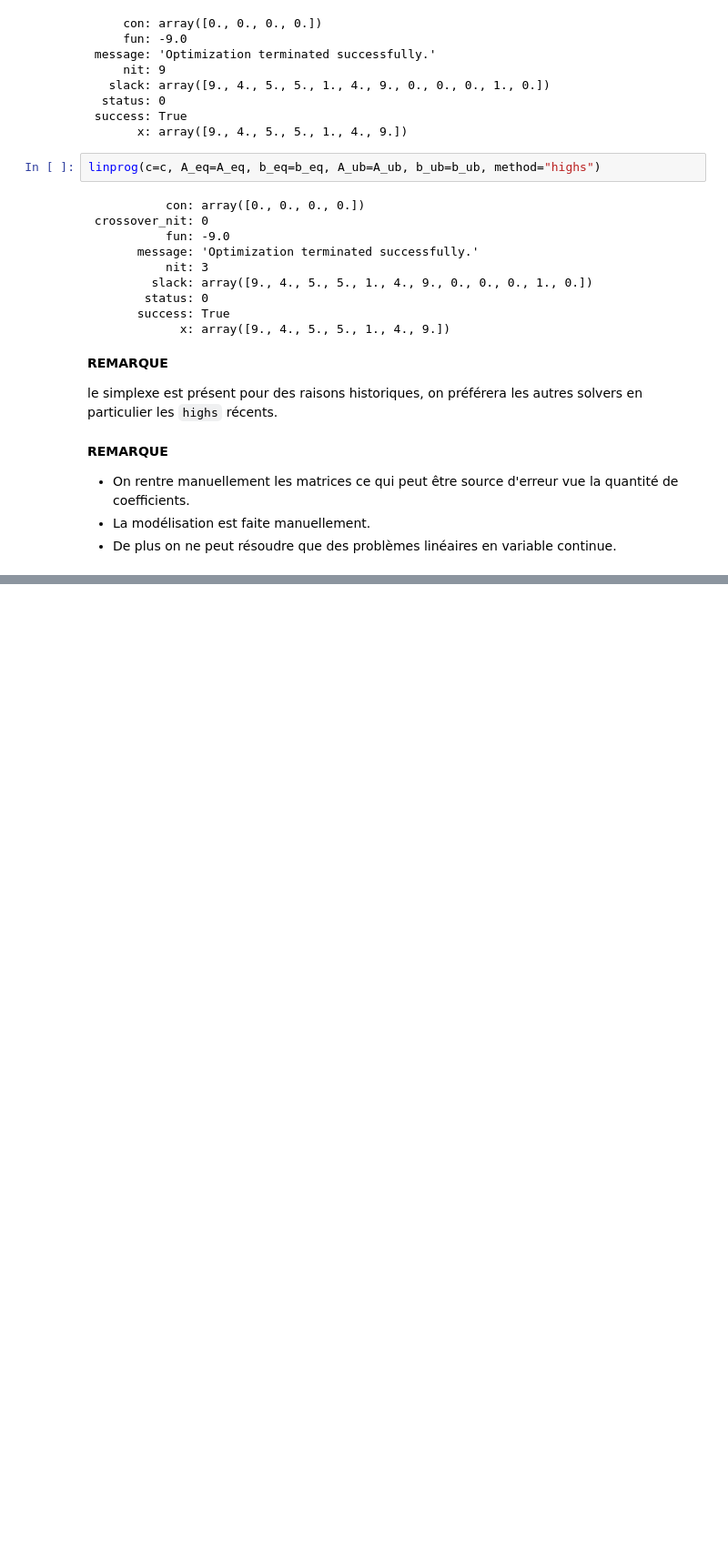
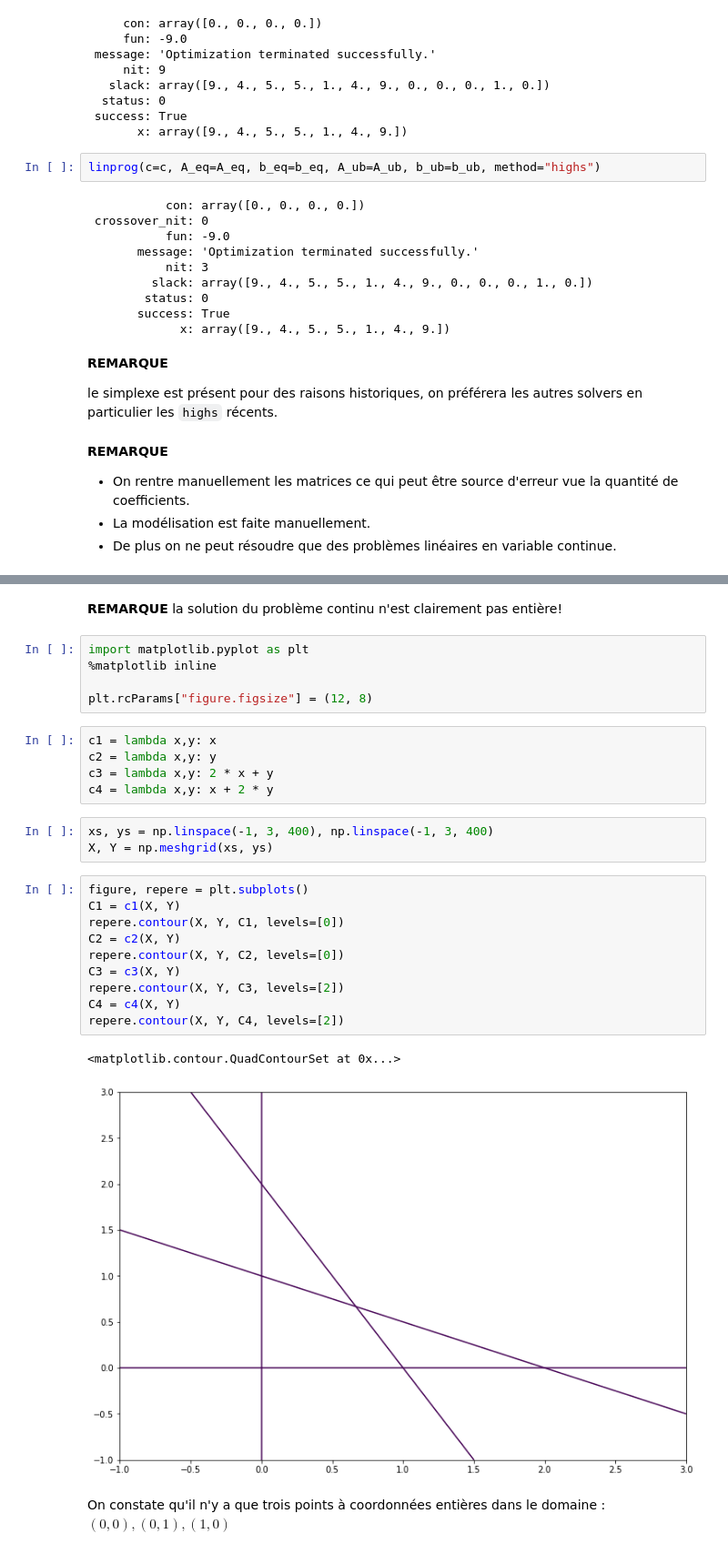
Before and after one commit to MECEN-TOURS/SC-2020-2021, a Jupyter notebook: Seance13/seance.ipynb, the cells around one changed output, grey strips where cells are left out. Shown at 91% size. Cells and saved outputs as stored; diff of their text form; blank space fills up the shorter version.

```diff
--- a/Seance13/seance.ipynb
+++ b/Seance13/seance.ipynb
@@ -236,0 +258,30 @@ avec $x$ et $y$ des entiers.
+# %% [markdown]
+**REMARQUE** la solution du problème continu n'est clairement pas entière!
+# %%
+import matplotlib.pyplot as plt
+%matplotlib inline
+
+plt.rcParams["figure.figsize"] = (12, 8)
+# %%
+c1 = lambda x,y: x
+c2 = lambda x,y: y
+c3 = lambda x,y: 2 * x + y
+c4 = lambda x,y: x + 2 * y
+# %%
+xs, ys = np.linspace(-1, 3, 400), np.linspace(-1, 3, 400)
+X, Y = np.meshgrid(xs, ys)
+# %%
+figure, repere = plt.subplots()
+C1 = c1(X, Y)
+repere.contour(X, Y, C1, levels=[0])
+C2 = c2(X, Y)
+repere.contour(X, Y, C2, levels=[0])
+C3 = c3(X, Y)
+repere.contour(X, Y, C3, levels=[2])
+C4 = c4(X, Y)
+repere.contour(X, Y, C4, levels=[2])
+# %% [output]
+<matplotlib.contour.QuadContourSet at 0x...>
+[figure, added]
+# %% [markdown]
+On constate qu'il n'y a que trois points à coordonnées entières dans le domaine : $(0,0), (0, 1), (1, 0)$
```
Also changed, not shown: parts of 18 cells of this notebook.
